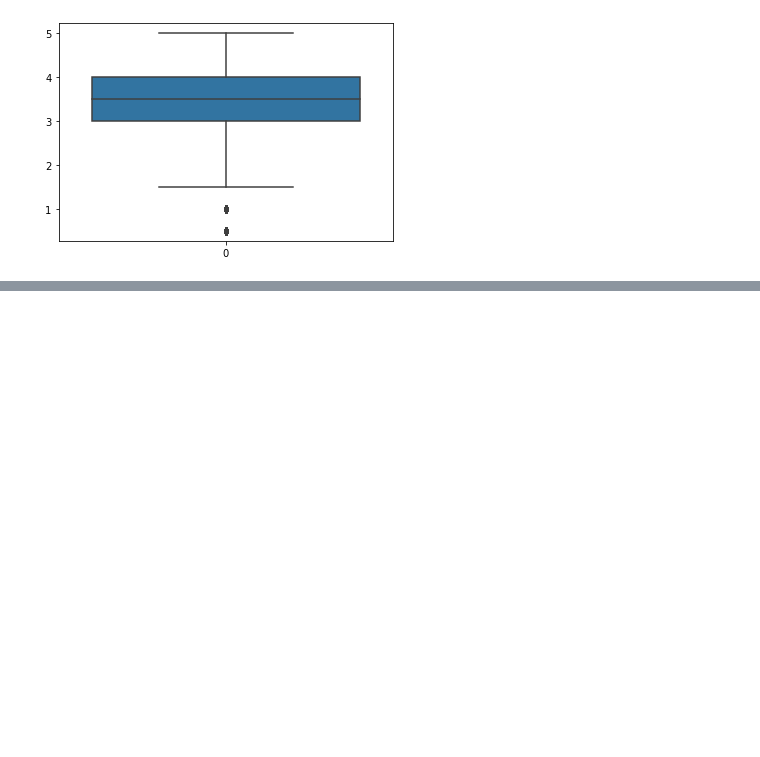
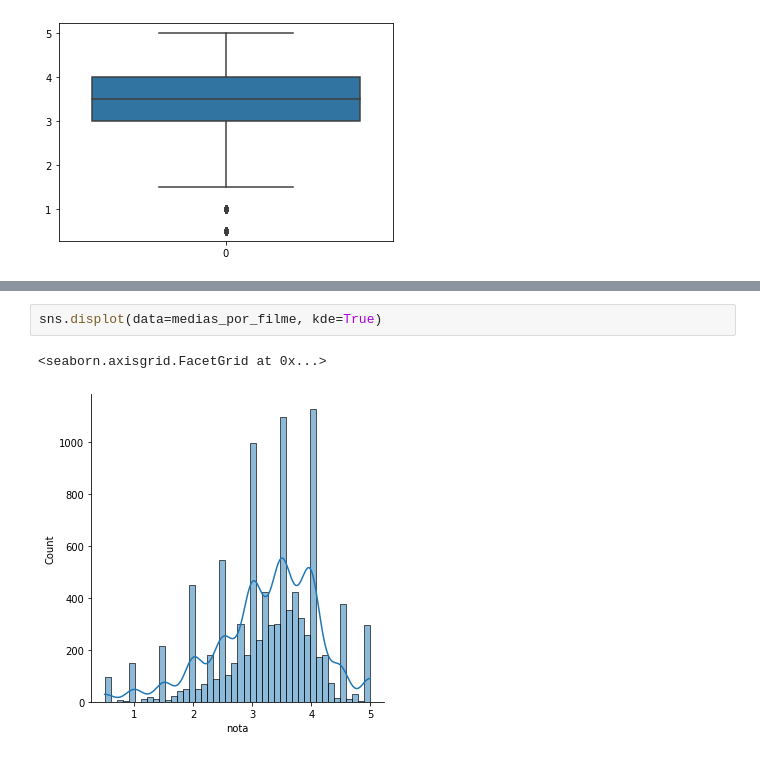
Before and after one commit to 1-aquila-1/data-science, a Jupyter notebook: 01-primeiros-passos/primeiros_passos.ipynb, the cells around one changed output, grey strips where cells are left out. Drawn from its saved outputs; the diff is of its cells as text; blank space fills up the shorter version.

```diff
--- a/01-primeiros-passos/primeiros_passos.ipynb
+++ b/01-primeiros-passos/primeiros_passos.ipynb
@@ -98,0 +216,5 @@ boxplot = sns.boxplot(data=notas.nota)
+# %%
+sns.displot(data=medias_por_filme, kde=True)
+# %% [output]
+<seaborn.axisgrid.FacetGrid at 0x...>
+[figure, added]
```
Also changed, not shown: parts of 22 cells of this notebook.
